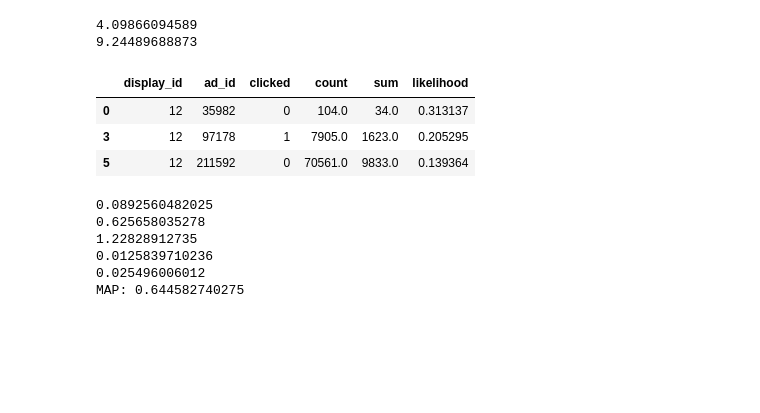
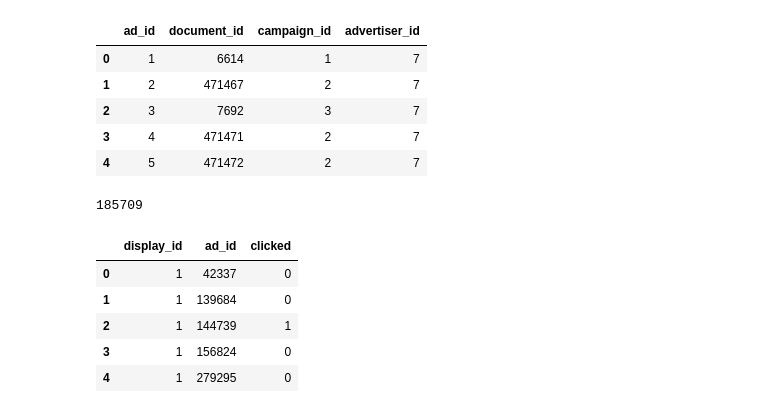
Before and after one commit to shgidi/Kaggle_outbrain, a Jupyter notebook: map_k.ipynb, the cells around one changed output. Cells and saved outputs as stored; diff of their text form; code cells hidden in the pictures; blank space fills up the shorter version.

```diff
--- a/map_k.ipynb
+++ b/map_k.ipynb
@@ -190,29 +0,0 @@ ad_likelihood['likelihood'] = (ad_likelihood['sum'] + 12*M) / (12 + ad_likelihoo
-# %%
-#predict
-t=time.time()
-val = val.merge(ad_likelihood, how='left')
-print time.time()-t
-
-val.likelihood.fillna(M, inplace=True)
-
-t=time.time()
-val.sort_values(['display_id', 'likelihood'], inplace=True, ascending=[True, False] )
-print time.time()-t
-val.head(3)
-# %% [output]
-4.09866094589
-9.24489688873
-|  | display_id | ad_id | clicked | count | sum | likelihood |
-| 0 | 12 | 35982 | 0 | 104.0 | 34.0 | 0.313137 |
-| 3 | 12 | 97178 | 1 | 7905.0 | 1623.0 | 0.205295 |
-| 5 | 12 | 211592 | 0 | 70561.0 | 9833.0 | 0.139364 |
-# %%
-#calc mapk on validation set
-util.fast_mapk(val) #columns: display id, likelihood,clicked
-# %% [output]
-0.0892560482025
-0.625658035278
-1.22828912735
-0.0125839710236
-0.025496006012
-MAP: 0.644582740275
@@ -218,0 +22,31 @@ MAP: 0.644582740275
+# %%
+#get data
+
+df_train = pd.read_csv( "clicks_train.csv") #100,000
+df_test = pd.read_csv( "clicks_test.csv") #100,000
+events = pd.read_csv( "events.csv") #100,000
+content=pd.read_csv('promoted_content.csv')
+docs_cats_frame=pd.read_csv('documents_categories.csv')
+docs_cats_frame=docs_cats_frame.rename(columns={'document_id':'document_id_y'})
+# %%
+content.head()
+# %% [output]
+|  | ad_id | document_id | campaign_id | advertiser_id |
+| 0 | 1 | 6614 | 1 | 7 |
+| 1 | 2 | 471467 | 2 | 7 |
+| 2 | 3 | 7692 | 3 | 7 |
+| 3 | 4 | 471471 | 2 | 7 |
+| 4 | 5 | 471472 | 2 | 7 |
+# %%
+len(content.document_id.unique())
+# %% [output]
+185709
+# %%
+df_train.head()
+# %% [output]
+|  | display_id | ad_id | clicked |
+| 0 | 1 | 42337 | 0 |
+| 1 | 1 | 139684 | 0 |
+| 2 | 1 | 144739 | 1 |
+| 3 | 1 | 156824 | 0 |
+| 4 | 1 | 279295 | 0 |
```
Also changed, not shown: parts of 49 cells of this notebook, 5 other files.
